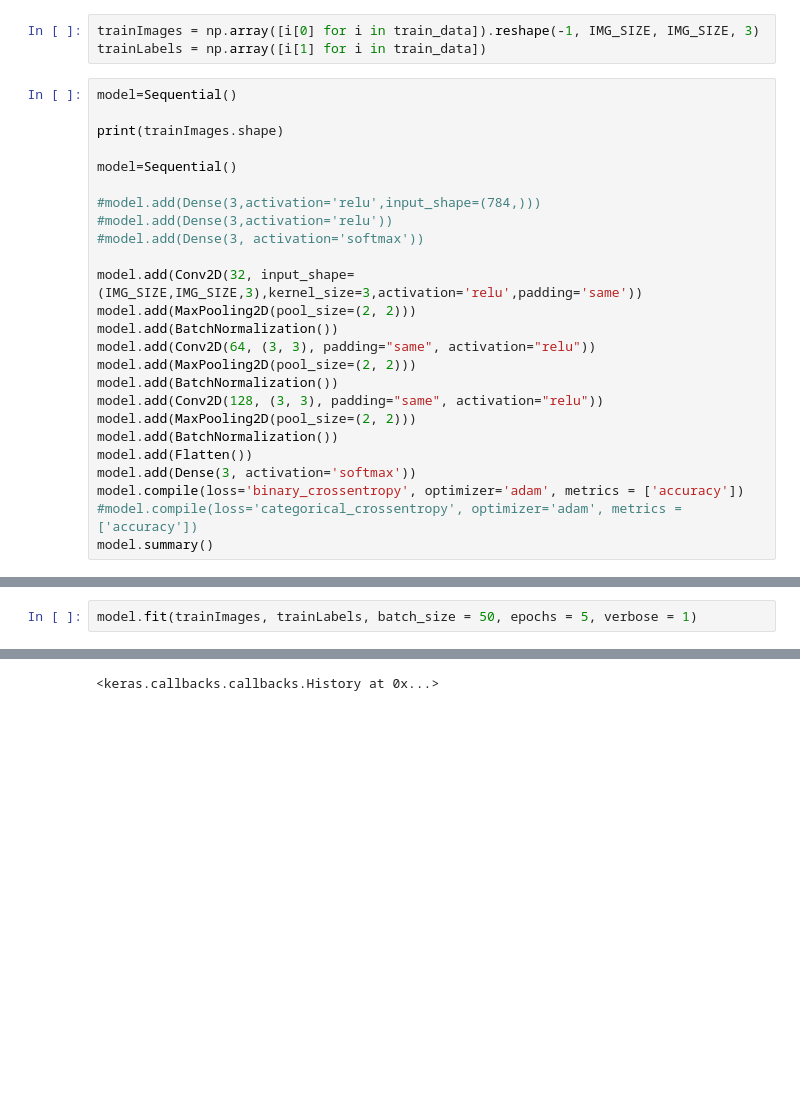
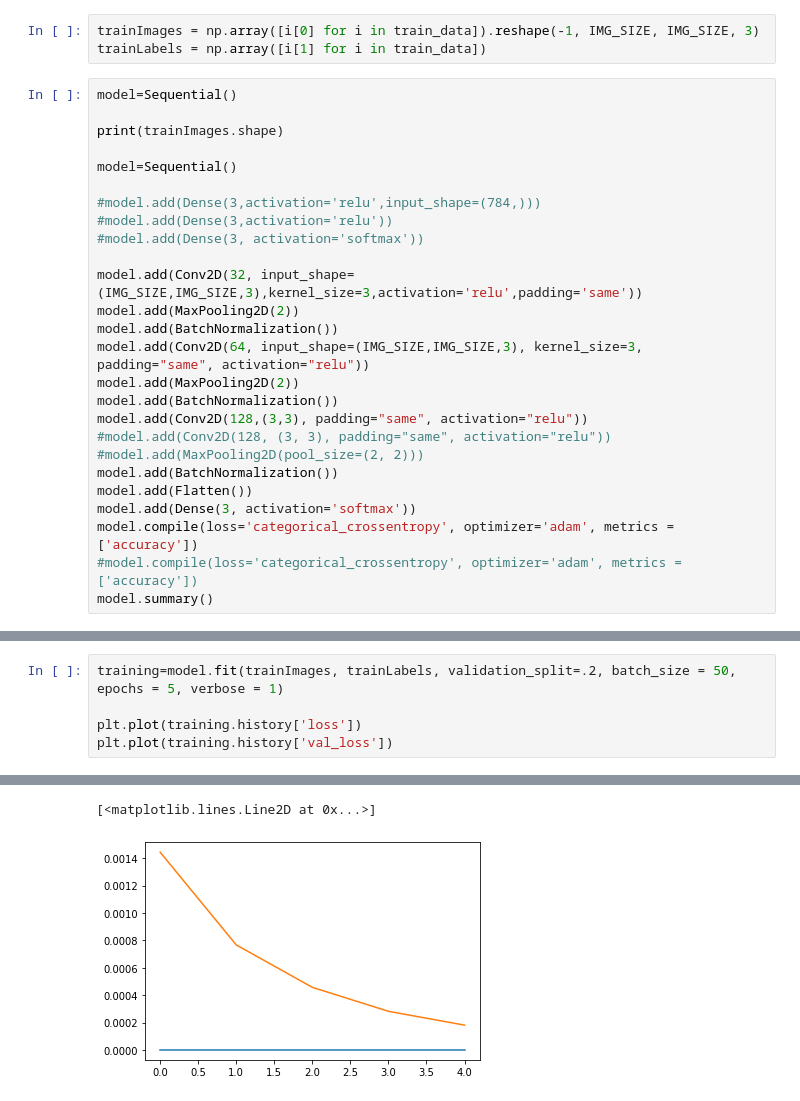
Before and after one commit to skaiphd/python-deep-learning, a Jupyter notebook: deep learning - cnn - recognizing a list of images.ipynb, the cells around one changed output, grey strips where cells are left out. Saved outputs shown, nothing was run; the diff lists cells and outputs as text; blank space fills up the shorter version.

```diff
--- a/deep learning - cnn - recognizing a list of images.ipynb
+++ b/deep learning - cnn - recognizing a list of images.ipynb
@@ -98,17 +100,18 @@ model=Sequential()
 #model.add(Dense(3, activation='softmax'))
 
 model.add(Conv2D(32, input_shape=(IMG_SIZE,IMG_SIZE,3),kernel_size=3,activation='relu',padding='same'))
-model.add(MaxPooling2D(pool_size=(2, 2)))
+model.add(MaxPooling2D(2))
 model.add(BatchNormalization())
-model.add(Conv2D(64, (3, 3), padding="same", activation="relu"))
-model.add(MaxPooling2D(pool_size=(2, 2)))
+model.add(Conv2D(64, input_shape=(IMG_SIZE,IMG_SIZE,3), kernel_size=3, padding="same", activation="relu"))
+model.add(MaxPooling2D(2))
 model.add(BatchNormalization())
-model.add(Conv2D(128, (3, 3), padding="same", activation="relu"))
-model.add(MaxPooling2D(pool_size=(2, 2)))
+model.add(Conv2D(128,(3,3), padding="same", activation="relu"))
+#model.add(Conv2D(128, (3, 3), padding="same", activation="relu"))
+#model.add(MaxPooling2D(pool_size=(2, 2)))
 model.add(BatchNormalization())
 model.add(Flatten())
 model.add(Dense(3, activation='softmax'))
-model.compile(loss='binary_crossentropy', optimizer='adam', metrics = ['accuracy'])
+model.compile(loss='categorical_crossentropy', optimizer='adam', metrics = ['accuracy'])
 #model.compile(loss='categorical_crossentropy', optimizer='adam', metrics = ['accuracy'])
 model.summary()
 # %% [output]
@@ -130,5 +133,8 @@ Trainable params: 97,155
 Non-trainable params: 448
 _________________________________________________________________
 # %%
-model.fit(trainImages, trainLabels, batch_size = 50, epochs = 5, verbose = 1)
+training=model.fit(trainImages, trainLabels, validation_split=.2, batch_size = 50, epochs = 5, verbose = 1)
+
+plt.plot(training.history['loss'])
+plt.plot(training.history['val_loss'])
 # %% [output]
@@ -145,4 +152,5 @@ Epoch 5/5
-<keras.callbacks.callbacks.History at 0x...>
+[<matplotlib.lines.Line2D at 0x...>]
+[figure, added]
 # %%
 TEST_DIR = './test_img'
 def load_test_data():
```
Also changed, not shown: parts of 4 cells of this notebook.
